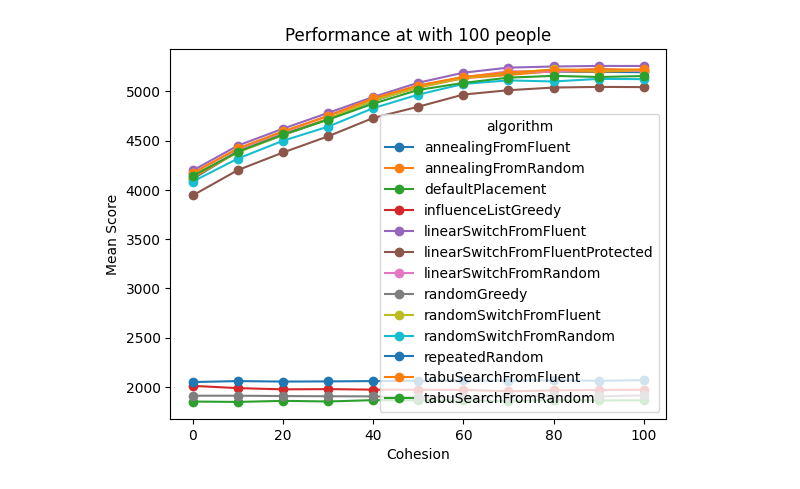
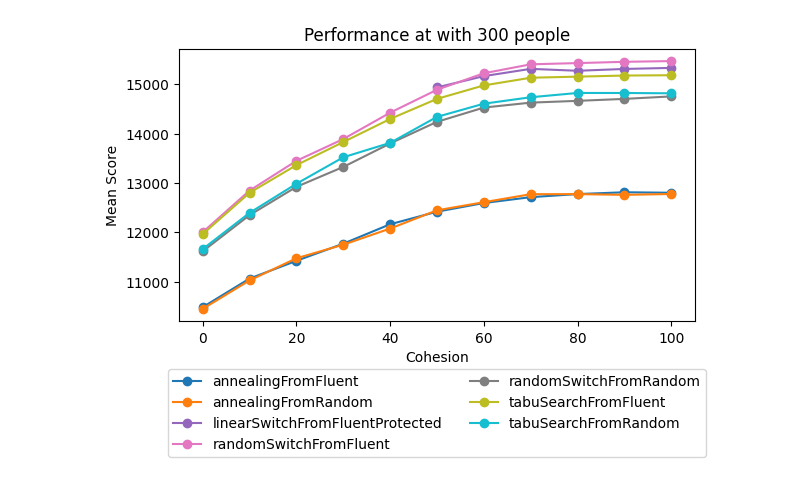
Before and after one commit to Frededb/BachelorProject-SeatingArrangement, a Jupyter notebook: Data/plots.ipynb, the cells around one changed output. Saved outputs shown, nothing was run; the diff lists cells and outputs as text; code cells hidden in the pictures.

Commit message:
more data stuff

```diff
--- a/Data/plots.ipynb
+++ b/Data/plots.ipynb
@@ -2,43 +2,71 @@
 import pandas as pd
 import matplotlib.pyplot as plt
 
-df = pd.read_csv('flattened_experiments_data.csv')
+people = 300
+algorithm_colors = {
+    "annealingFromFluent": "tab:blue",
+    "annealingFromRandom": "tab:orange",
+    "bruteForce": "tab:green",
+    "linearSwitchFromFluent": "tab:red",
+    "linearSwitchFromFluentProtected": "tab:purple",
+    "linearSwitchFromRandom": "tab:brown",
+    "randomSwitchFromFluent": "tab:pink",
+    "randomSwitchFromRandom": "tab:gray",
+    "tabuSearchFromFluent": "tab:olive",
+    "tabuSearchFromRandom": "tab:cyan",
+}
+
+df = pd.read_csv('flattened_composite_experiments_data.csv')
 
 # Convert score and time to numeric types, coercing invalid values to NaN
 df['score'] = pd.to_numeric(df['score'], errors='coerce')
 df['time'] = pd.to_numeric(df['time'], errors='coerce')
 
 # Remove rows with NaN values
 df = df.dropna()
 
 # print(df)
 
 summary = df.groupby(["algorithm", "n_people", "cohesion"]).agg(
     mean_score=("score", "mean"),
     std_score=("score", "std"),
     mean_time=("time", "mean"),
     std_time=("time", "std"),
 ).reset_index()
 
-summary_c0 = summary[summary["n_people"] == 100]
+summary_c0 = summary[summary["n_people"] == people]
 
 # print(summary)
 
-summary_c0.pivot(
+pivot_data = summary_c0.pivot(
     index="cohesion",
     columns="algorithm",
     values="mean_score"
-).plot(
-    title="Performance at with 100 people",
+)
+
+# Filter colors to only include algorithms in the pivot table
+colors = {algo: algorithm_colors.get(algo, "tab:gray") for algo in pivot_data.columns}
+
+pivot_data.plot(
+    title=f"Performance at with {people} people",
     xlabel="Cohesion",
     ylabel="Mean Score",
     marker="o",
-    colormap="tab20"
+    color=colors
 )
+plt.legend(
+    loc="upper center",
+    bbox_to_anchor=(0.5, -0.15),
+    ncol=2
+)
+plt.tight_layout(rect=[0, 0.01, 1, 1])
+plt.savefig(f'plots/{people}p_score_cohesion_plot.png', dpi=300, bbox_inches='tight')
+plt.show()
 
-plt.show()
+# print("Plot saved as 'performance_plot.png'")
+# print(f"Plot shows performance comparison of {len(summary_c0['algorithm'].unique())} algorithms with 100 people across {len(summary_c0['cohesion'].unique())} cohesion levels")
 # %% [output]
-[figure, old version]
+[figure, new version]
 # %%
 import pandas as pd
 
```
Also changed, not shown: parts of 1 cell of this notebook, 6 other files.
